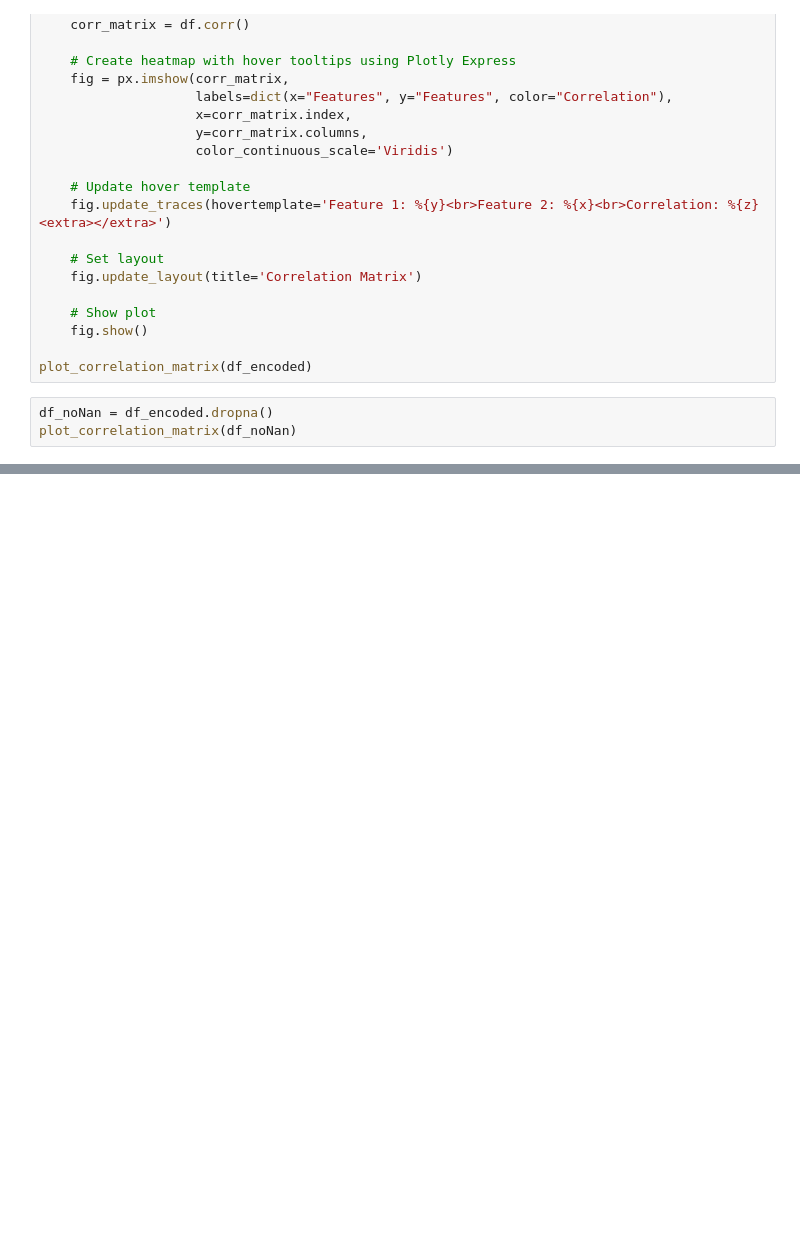
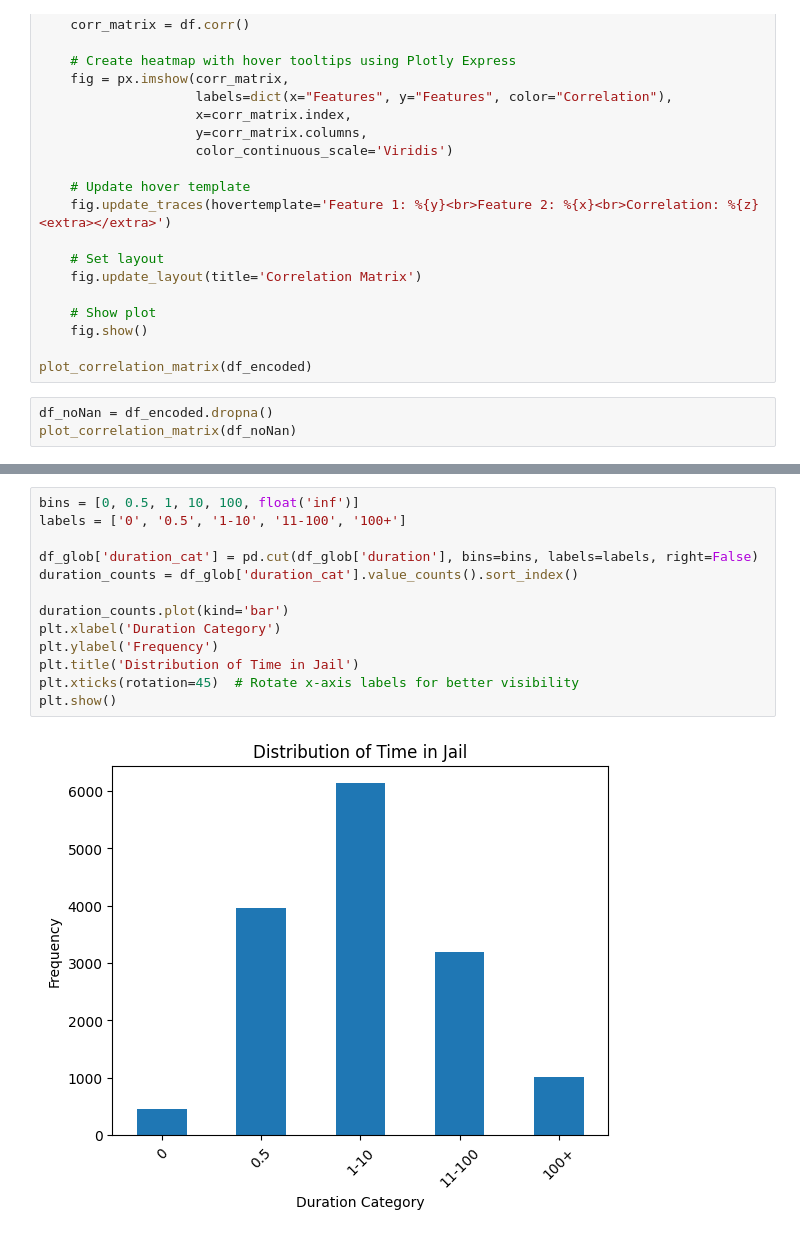
Before and after one commit to RonangLeSang/PROJ831, a Jupyter notebook: data_analysis.ipynb, the cells around one changed output, grey strips where cells are left out. Saved outputs shown, nothing was run; the diff lists cells and outputs as text; blank space fills up the shorter version.

```diff
--- a/data_analysis.ipynb
+++ b/data_analysis.ipynb
@@ -115,0 +176,15 @@ plot_correlation_matrix(df_noNan)
+# %%
+bins = [0, 0.5, 1, 10, 100, float('inf')]
+labels = ['0', '0.5', '1-10', '11-100', '100+']
+
+df_glob['duration_cat'] = pd.cut(df_glob['duration'], bins=bins, labels=labels, right=False)
+duration_counts = df_glob['duration_cat'].value_counts().sort_index()
+
+duration_counts.plot(kind='bar')
+plt.xlabel('Duration Category')
+plt.ylabel('Frequency')
+plt.title('Distribution of Time in Jail')
+plt.xticks(rotation=45)  # Rotate x-axis labels for better visibility
+plt.show()
+# %% [output]
+[figure, added]
```
Also changed, not shown: parts of 21 cells of this notebook.
